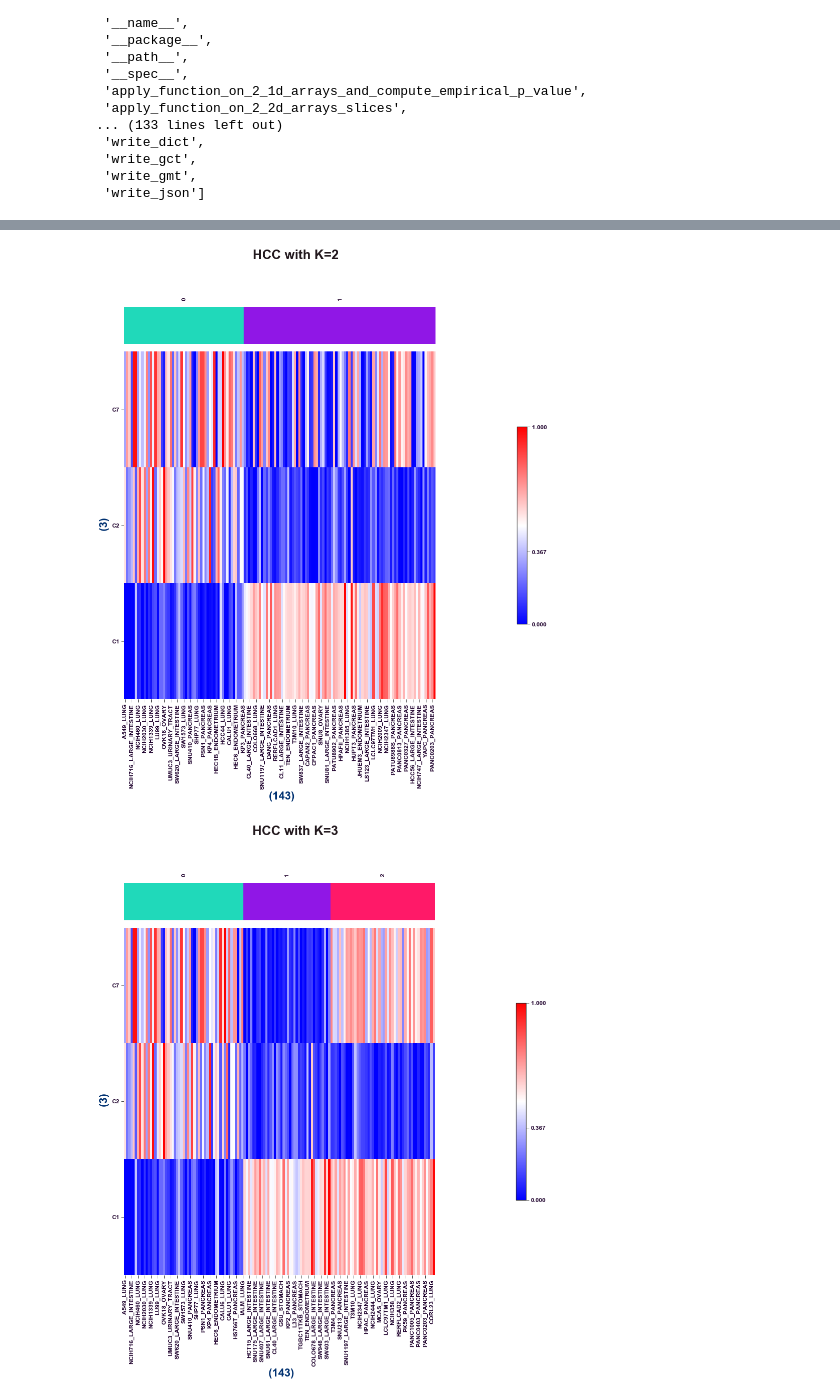
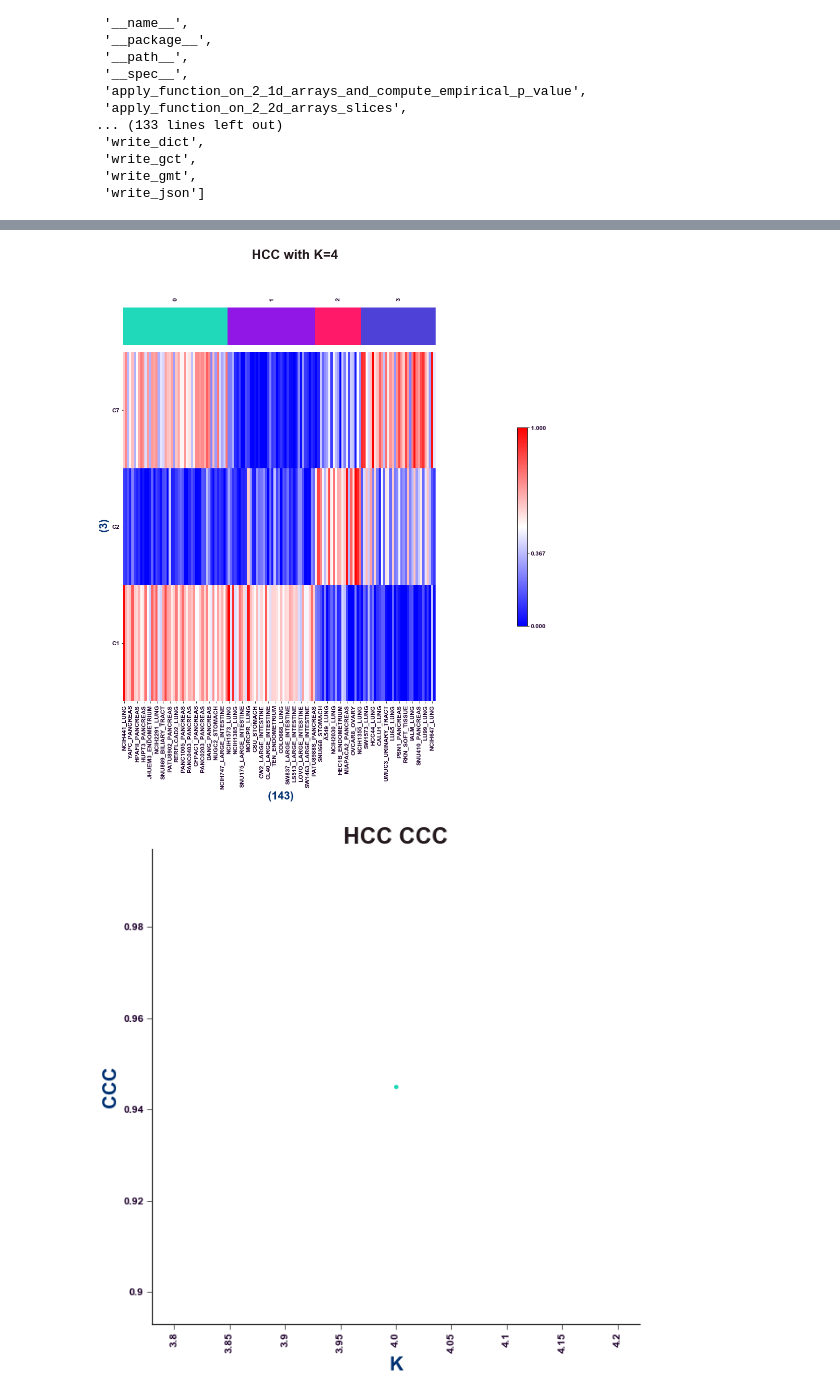
Before and after one commit to KwatMDPhD/ccal, a Jupyter notebook: notebook/ccal.ipynb, the cells around one changed output, grey strips where cells are left out. Drawn from its saved outputs; the diff is of its cells as text; code cells hidden in the pictures.

```diff
--- a/notebook/ccal.ipynb
+++ b/notebook/ccal.ipynb
@@ -46,5 +34,5 @@ ccal.plot_heatmap(
 # %%
-df = pd.read_table(
+h = pd.read_table(
     'ccle_solid_cancers_kras_mutant/h_matrix__k_x_sample.tsv',
     sep='\t',
     index_col=0).loc[[
@@ -53,17 +41,17 @@ df = pd.read_table(
         'C1',
     ]]
 
-df_normalized = pd.DataFrame(
-    ccal.normalize_2d_array(
-        ccal.normalize_2d_array(df.values, '-0-', axis=1).clip(-3, 3),
-        '0-1',
-        axis=1),
-    index=df.index,
-    columns=df.columns)
+# normalized_h = pd.DataFrame(
+#     ccal.normalize_2d_array(
+#         ccal.normalize_2d_array(h.values, '-0-', axis=1).clip(-3, 3),
+#         '0-1',
+#         axis=1),
+#     index=h.index,
+#     columns=h.columns)
+
+normalized_h = h
 
 distance__column_x_column, k_hcc_distance_linkage, k_hcc_distance_linkage_ccc, hcc__k_x_column = ccal.explore_states(
-    df_normalized,
-    range(2, 8),
-    distance_function=ccal.compute_information_distance)
+    normalized_h, (4, ), distance_function=ccal.compute_information_distance)
 # %% [output]
 Computing column-x-column distance with <function compute_information_distance at 0x...> ...
@@ -82,2 +60,2 @@ HCC with K=7 ...
-[figure, old version]
+[figure, new version]
-[figure, old version]
+[figure, new version]
```
Also changed, not shown: parts of 3 cells of this notebook.
